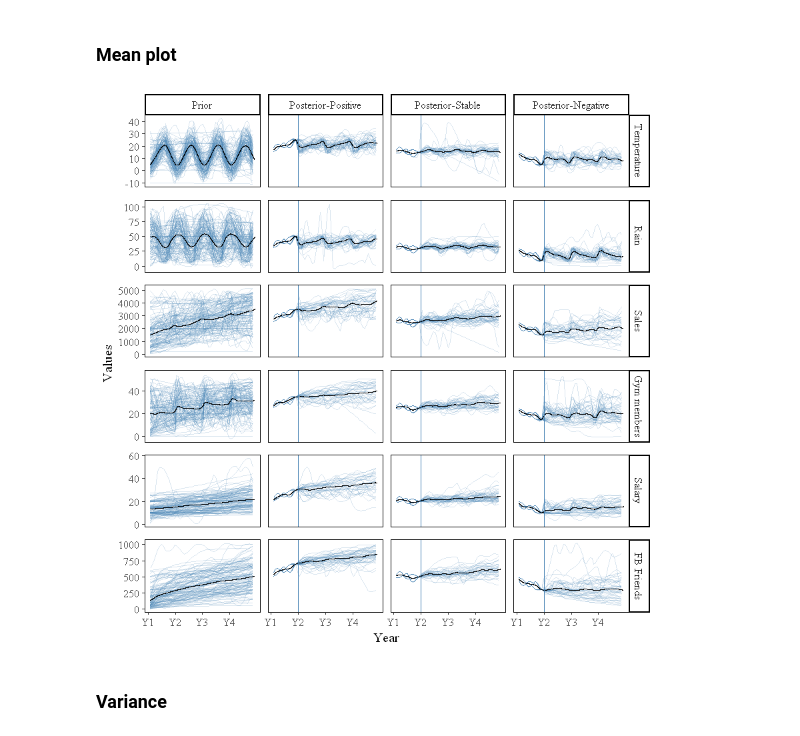
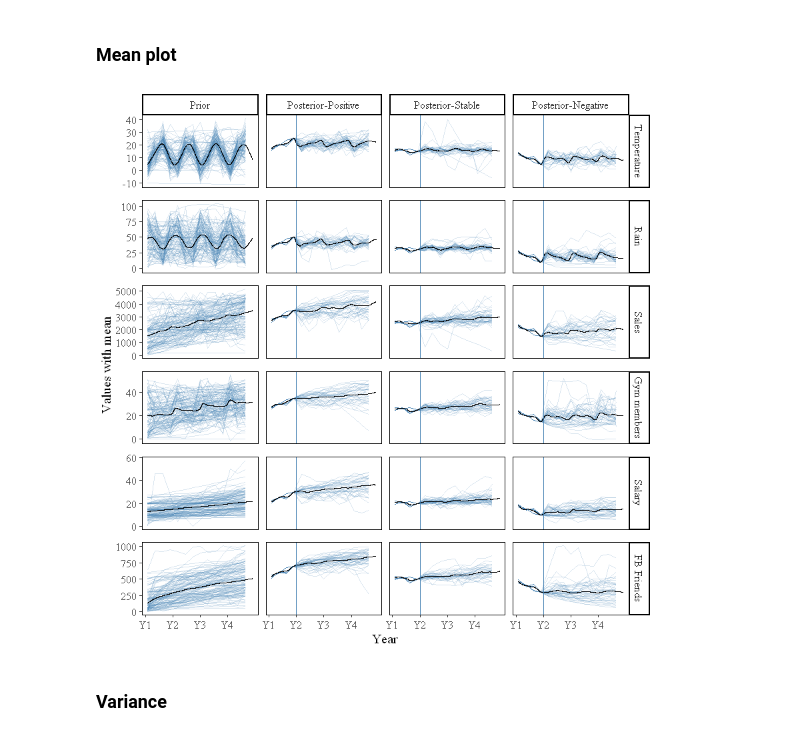
Before and after one commit to ericschulz/compforca, a Jupyter notebook: Data analysis/Catmull-Rom Analysis.ipynb, the cells around one changed output. Saved outputs shown, nothing was run; the diff lists cells and outputs as text; code cells hidden in the pictures.

Commit message:
PDF working with the three plots

```diff
--- a/Data analysis/Catmull-Rom Analysis.ipynb
+++ b/Data analysis/Catmull-Rom Analysis.ipynb
@@ -55,3 +41,7 @@ show <- function(plot) {
+# %%
+to_pdf = TRUE
+
+resolution = 100
 # %% [markdown]
 ## Preparing the data
 # %%
@@ -131,39 +121,39 @@ dat$scenario <- factor( dat$scenario,
 # Subset the data to be shown
 dat <- subset(dat, day > 30 & day < 365*4-30)
 
-dplot <- subset(dat, day %in% seq(min(dat$day), max(dat$day), 25)) # 25
+dplot <- subset(dat, day %in% seq(min(dat$day), max(dat$day), resolution))
 # %% [markdown]
 ### Mean plot
 # %%
 #Calculate the trend
 trend <- dat %>%
     ddply(~scenario+condition+day, summarize, value=mean(value, trim=0.1))
 
 trend$id <- "1"
 
-p <- dplot %>%
+p1 <- dplot %>%
         ggplot(aes(x=day, y=value, group=id)) +
         geom_line(col="steelblue", alpha=0.2) +
         facet_grid(scenario~condition, scales="free_y") +
         theme_classic() +
         xlab("Year") +
-        ylab("Values") +
+        ylab("Values with mean") +
         geom_line(data=trend, aes(x=day, y=value), colour="black") +
         scale_x_continuous(breaks=c(0, 365, 365*2, 365*3), labels=c('Y1', 'Y2', 'Y3', 'Y4')) +
         geom_vline(data=filter(dplot, condition!="Prior"), aes(xintercept=365), colour="steelblue") +
         theme(  text = element_text(size=12, family="serif"),
                 axis.line = element_line(colour="black", size=0.1),
                 panel.spacing.x = unit(0.5, "lines"),
                 panel.spacing.y = unit(0.8, "lines"),
                 panel.background = element_blank(),
                 panel.grid.major = element_blank(),
                 panel.grid.minor = element_blank(),
                 panel.border = element_rect(colour="black", fill=NA, size=0.1))
 
 
-show(p)
+p1
 # %% [output]
-[figure, old version]
+[figure, new version]
 # %% [markdown]
 ### Variance
 # %%
```
Also changed, not shown: parts of 8 cells of this notebook, 1 other file.
